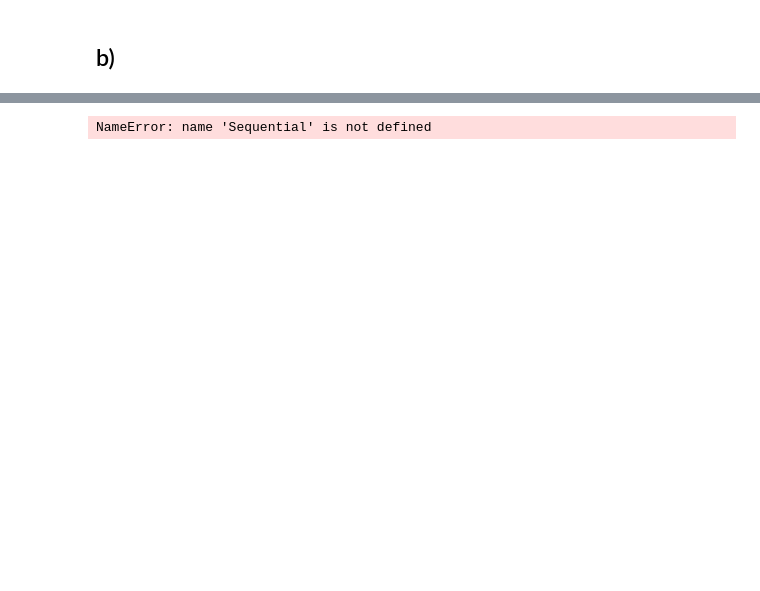
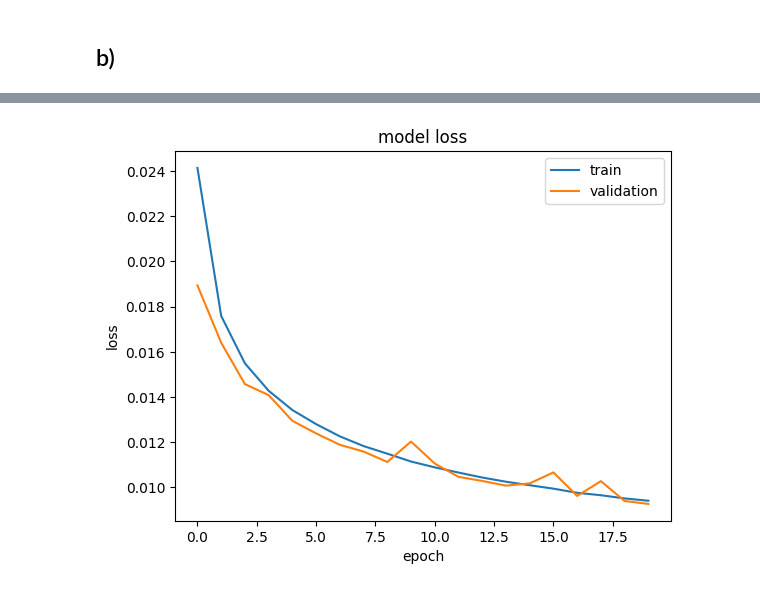
Before and after one commit to erlonL/deep-learning-lista2, a Jupyter notebook: 3-fashion-mnist.ipynb, the cells around one changed output, grey strips where cells are left out. Saved outputs shown, nothing was run; the diff lists cells and outputs as text; code cells hidden in the pictures; blank space fills up the shorter version.

```diff
--- a/3-fashion-mnist.ipynb
+++ b/3-fashion-mnist.ipynb
@@ -295,7 +299,16 @@ Model: "functional_11"
  Non-trainable params: 0 (0.00 B)
 # %%
 model.compile(optimizer='adam', loss='mse')
-early_stopping = EarlyStopping(monitor='val_loss', min_delta=0, patience=10, verbose=1, mode='auto')
-model.fit(train_images_noisy, train_images_noisy, epochs=20, batch_size=2048, validation_data=(val_images_noisy, val_images_noisy), callbacks=[early_stopping])
+early_stopping = EarlyStopping(monitor='val_loss', patience=10, verbose=1)
+
+# Treino com input ruído → target limpo
+model.fit(
+    train_images_noisy,
+    X_train,
+    epochs=20,
+    batch_size=128,
+    validation_data=(val_images_noisy, X_val),
+    callbacks=[early_stopping]
+)
 # %% [output]
 Epoch 1/20
@@ -303,20 +332,11 @@ ValueError: Dimensions must be equal, but are 28 and 32 for '{{node compile_loss
-# %%
-model = Sequential()
-# encoder network
-model.add(Conv2D(35, 3, activation= 'relu', padding='same', input_shape = (28,28,1)))
-model.add(MaxPooling2D(2, padding= 'same'))
-model.add(Conv2D(25, 3, activation= 'relu', padding='same'))
-model.add(MaxPooling2D(2, padding= 'same'))
-#decoder network
-model.add(Conv2D(25, 3, activation= 'relu', padding='same'))
-model.add(UpSampling2D(2))
-model.add(Conv2D(35, 3, activation= 'relu', padding='same'))
-model.add(UpSampling2D(2))
-model.add(Conv2D(1,3,activation='sigmoid', padding= 'same')) # output layer
-model.compile(optimizer= 'adam', loss = 'mse')
-model.fit(train_images_noisy, train_images_noisy,
-                epochs=15,
-                batch_size=128,
-                validation_data=(test_images_noisy, test_images_noisy))
-# %% [output]
-NameError: name 'Sequential' is not defined
+# %%
+# plot da curva do erro médio
+plt.plot(model.history.history['loss'])
+plt.plot(model.history.history['val_loss'])
+plt.title('model loss')
+plt.ylabel('loss')
+plt.xlabel('epoch')
+plt.legend(['train', 'validation'], loc='upper right')
+plt.show()
+# %% [output]
+[figure, added]
```
Also changed, not shown: parts of 15 cells of this notebook.
